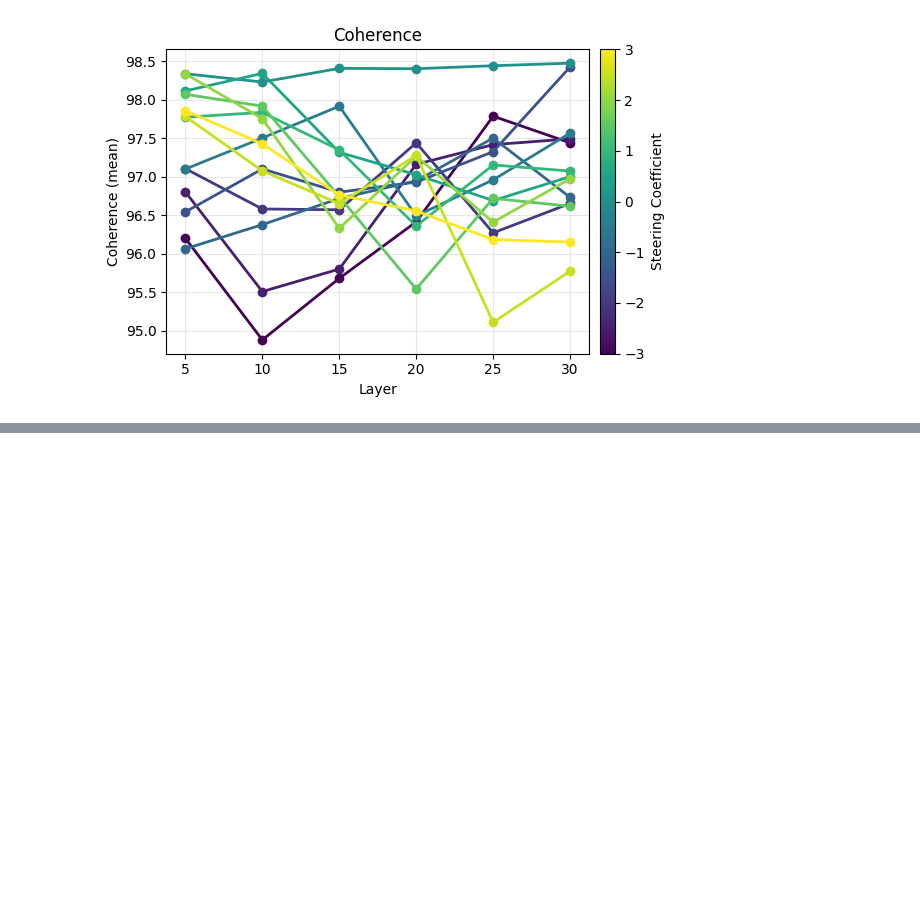
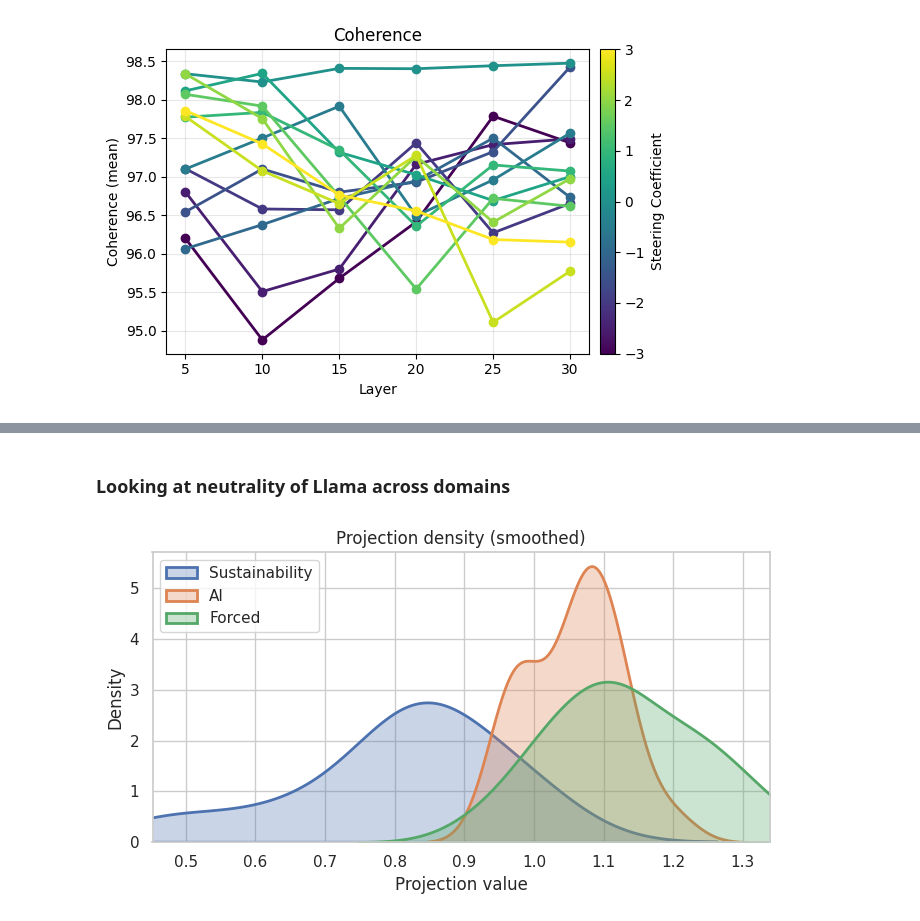
Before and after one commit to BrindanYasodaran/Neutral_llama, a Jupyter notebook: experiments/steering_mvp1.ipynb, the cells around one changed output, grey strips where cells are left out. Saved outputs shown, nothing was run; the diff lists cells and outputs as text; code cells hidden in the pictures; blank space fills up the shorter version.

Commit message:
more results

```diff
--- a/experiments/steering_mvp1.ipynb
+++ b/experiments/steering_mvp1.ipynb
@@ -401,0 +409,14 @@ plot_both_by_coeff(df15, title="Neutrality & Coherence @ layer 15")
+# %% [markdown]
+### Looking at neutrality of Llama across domains
+# %%
+RESULTS_DIR = "/workspace/Neutral_llama/results"
+FILES = {
+    "Sustainability": os.path.join(RESULTS_DIR, "neutrality_sustainability_baseline.csv"),
+    "AI": os.path.join(RESULTS_DIR, "neutrality_ai_baseline.csv"),
+    "Forced": os.path.join(RESULTS_DIR, "neutrality_forced_baseline.csv"),
+}
+TRAIT_COLS = {
+    "Sustainability": "neutrality_sustainability",
+    "AI": "neutrality_ai",
+    "Forced": "neutrality_forced",
+}
@@ -401,0 +487,5 @@ plot_both_by_coeff(df15, title="Neutrality & Coherence @ layer 15")
+# %%
+
+plot_projection_kde(FILES, bw_adjust=1.0)
+# %% [output]
+[figure, added]
```
Also changed, not shown: parts of 6 cells of this notebook, 17 other files.
